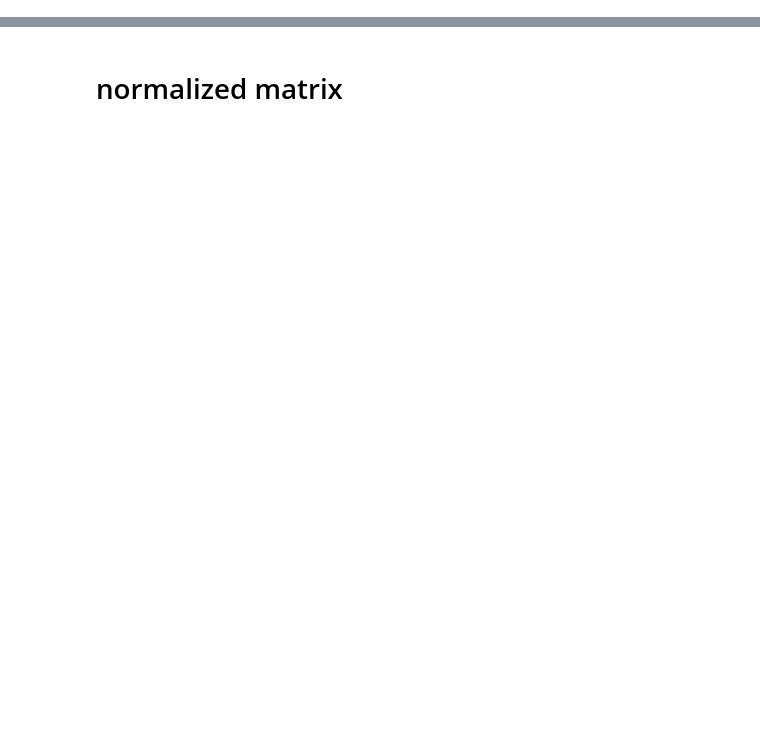
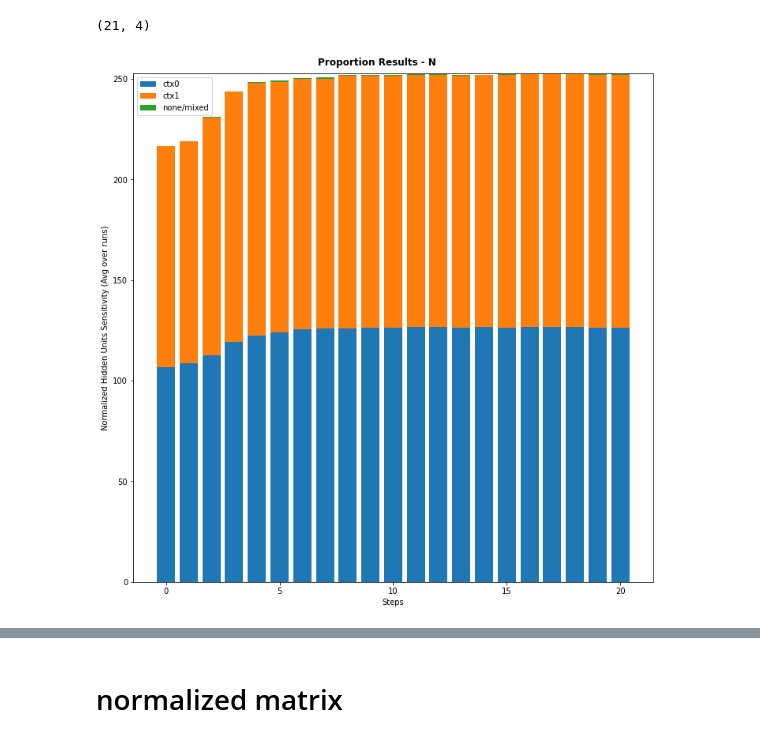
Before and after one commit to MaryZolfaghar/WCSLS, a Jupyter notebook: notebooks/results_proportions.ipynb, the cells around one changed output, grey strips where cells are left out. Saved outputs shown, nothing was run; the diff lists cells and outputs as text; code cells hidden in the pictures; blank space fills up the shorter version.

```diff
--- a/notebooks/results_proportions.ipynb
+++ b/notebooks/results_proportions.ipynb
@@ -67,0 +106,54 @@ plot_pie_bar_chart(f)
+# %%
+def calc_hidd_sens(hidds_act):
+    n_runs, n_cps, n_ctxs, n_hidd = hidds_act.shape
+    ctxs = np.zeros([n_runs, n_cps, n_ctxs+2]) # ctxs[-1] refers to none, and ctxs[-2] to mixed
+    for cp in range(n_cps):
+        for r in range(n_runs):
+            for i in range(n_hidd):
+                ctx = hidds_act[r,cp,:,i] # [n_ctxs]
+                # print(ctx)
+                # print(n[r,cp,:,i])
+                if  not np.any(ctx): # none
+                    ctxs[r,cp,-1]+=1
+                elif np.sum(ctx)>1: # mixed
+                    ctxs[r,cp,-2]+=1
+                else:
+                    idx = np.where(ctx) # this finds which context is 1
+                    ctxs[r,cp,idx]+=1
+    return ctxs
+# %%
+n = results['n']
+ctxs = calc_hidd_sens(n)
+# take avg over runs
+m_ctxs = np.mean(ctxs, axis=0)
+# plot
+fig, axs = plt.subplots(figsize=[10, 10])
+ax = axs
+# labels
+labels = []
+for ctx in range(n_ctxs):
+    labels.append('ctx%s' %(ctx))
+if n_ctxs==2:
+    labels.append('none/mixed')
+    # labels.append('none/mixed')
+elif n_ctxs==4:
+    labels.append('mixed')
+    labels.append('none')
+elif n_ctxs==8:
+    labels.append('mixed')
+    labels.append('none')
+print(m_ctxs.shape)
+for ctx in range(m_ctxs.shape[1]):
+    ax.bar(range(n_cps), m_ctxs[:,ctx], bottom = np.sum(m_ctxs[:,:ctx], axis=1))
+
+ax.legend(labels)
+ax.set_xlabel('Steps')
+ax.set_ylabel('Normalized Hidden Units Sensitivity (Avg over runs)')
+fig.suptitle('Proportion Results - N', fontweight='bold')
+plt.tight_layout()
+fig_str = 'proportion_results_mlp_wine_n_%sctx_overCPs' %(n_ctxs)
+fig.savefig(('../../figures/' + fig_str + '.pdf'),
+              bbox_inches = 'tight', pad_inches = 0)
+# %% [output]
+(21, 4)
+[figure, added]
```
Also changed, not shown: parts of 16 cells of this notebook, 1 other file.
